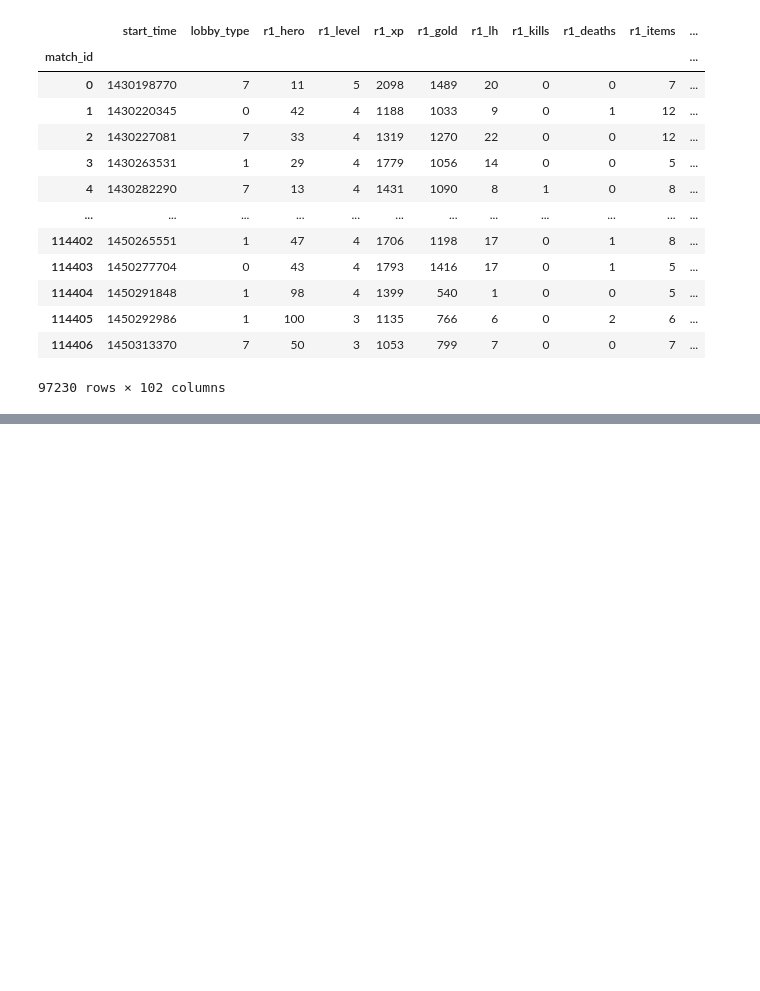
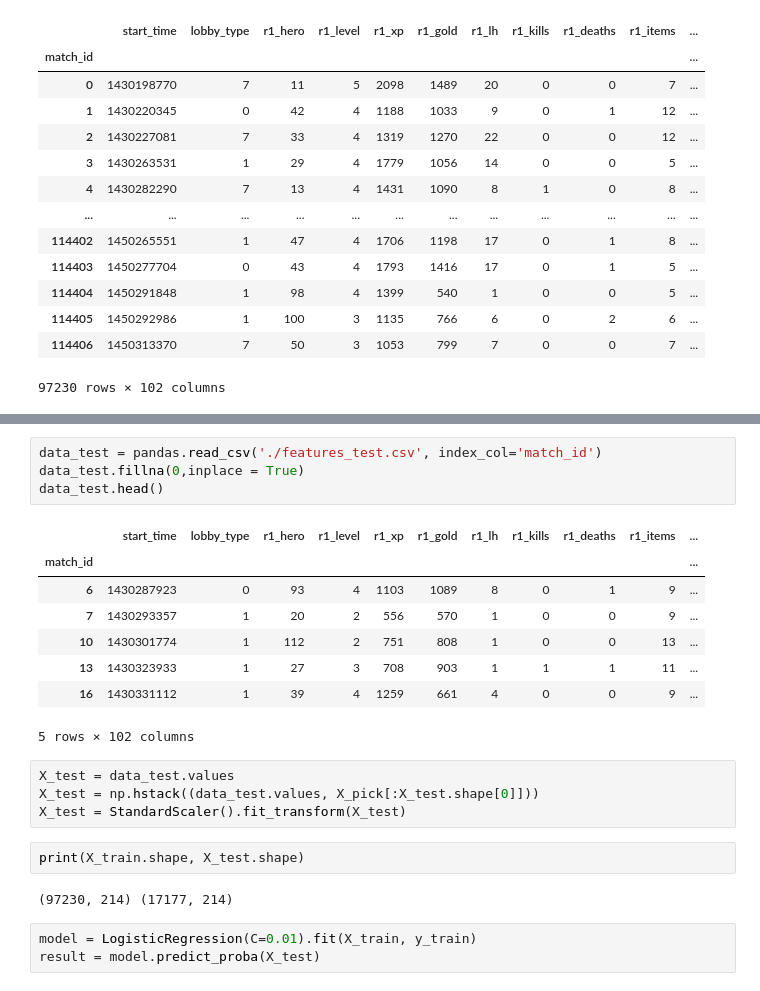
Before and after one commit to razmarrus/HSE_ML, a Jupyter notebook: week_7/Programming Assignment_7_Final_Statement.ipynb, the cells around one changed output, grey strips where cells are left out. Cells and saved outputs as stored; diff of their text form; blank space fills up the shorter version.

```diff
--- a/week_7/Programming Assignment_7_Final_Statement.ipynb
+++ b/week_7/Programming Assignment_7_Final_Statement.ipynb
@@ -145,0 +446,24 @@ cv = KFold(n_splits=5, shuffle=True, random_state=42)
+# %%
+data_test = pandas.read_csv('./features_test.csv', index_col='match_id')
+data_test.fillna(0,inplace = True)
+data_test.head()
+# %% [output]
+|  | start_time | lobby_type | r1_hero | r1_level | r1_xp | r1_gold | r1_lh | r1_kills | r1_deaths | r1_items | ... |
+| match_id |  |  |  |  |  |  |  |  |  |  | ... |
+| 6 | 1430287923 | 0 | 93 | 4 | 1103 | 1089 | 8 | 0 | 1 | 9 | ... |
+| 7 | 1430293357 | 1 | 20 | 2 | 556 | 570 | 1 | 0 | 0 | 9 | ... |
+| 10 | 1430301774 | 1 | 112 | 2 | 751 | 808 | 1 | 0 | 0 | 13 | ... |
+| 13 | 1430323933 | 1 | 27 | 3 | 708 | 903 | 1 | 1 | 1 | 11 | ... |
+| 16 | 1430331112 | 1 | 39 | 4 | 1259 | 661 | 4 | 0 | 0 | 9 | ... |
+5 rows × 102 columns
+# %%
+X_test = data_test.values
+X_test = np.hstack((data_test.values, X_pick[:X_test.shape[0]]))
+X_test = StandardScaler().fit_transform(X_test)
+# %%
+print(X_train.shape, X_test.shape)
+# %% [output]
+(97230, 214) (17177, 214)
+# %%
+model = LogisticRegression(C=0.01).fit(X_train, y_train)
+result = model.predict_proba(X_test)
```
Also changed, not shown: parts of 60 cells of this notebook.
